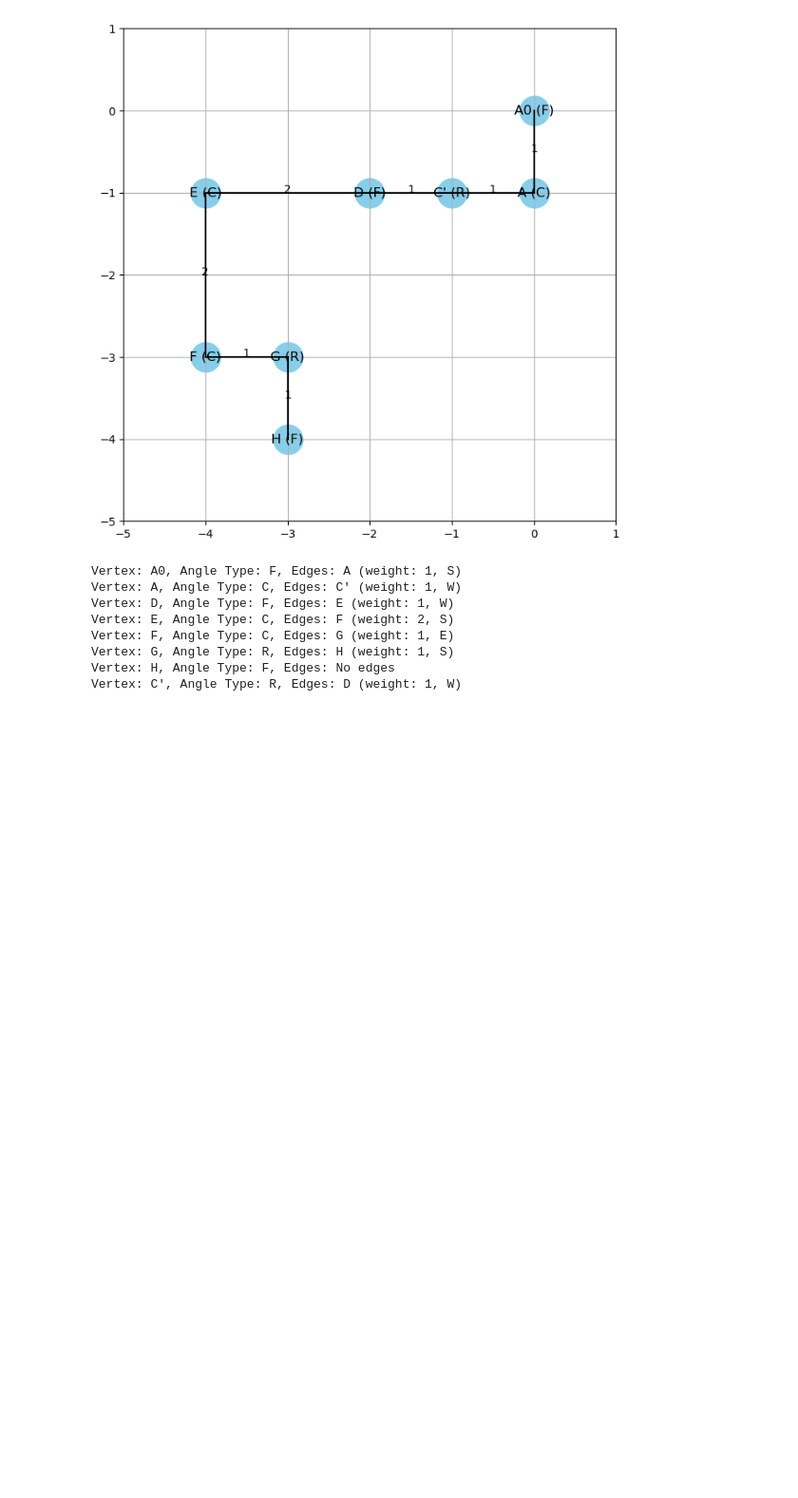
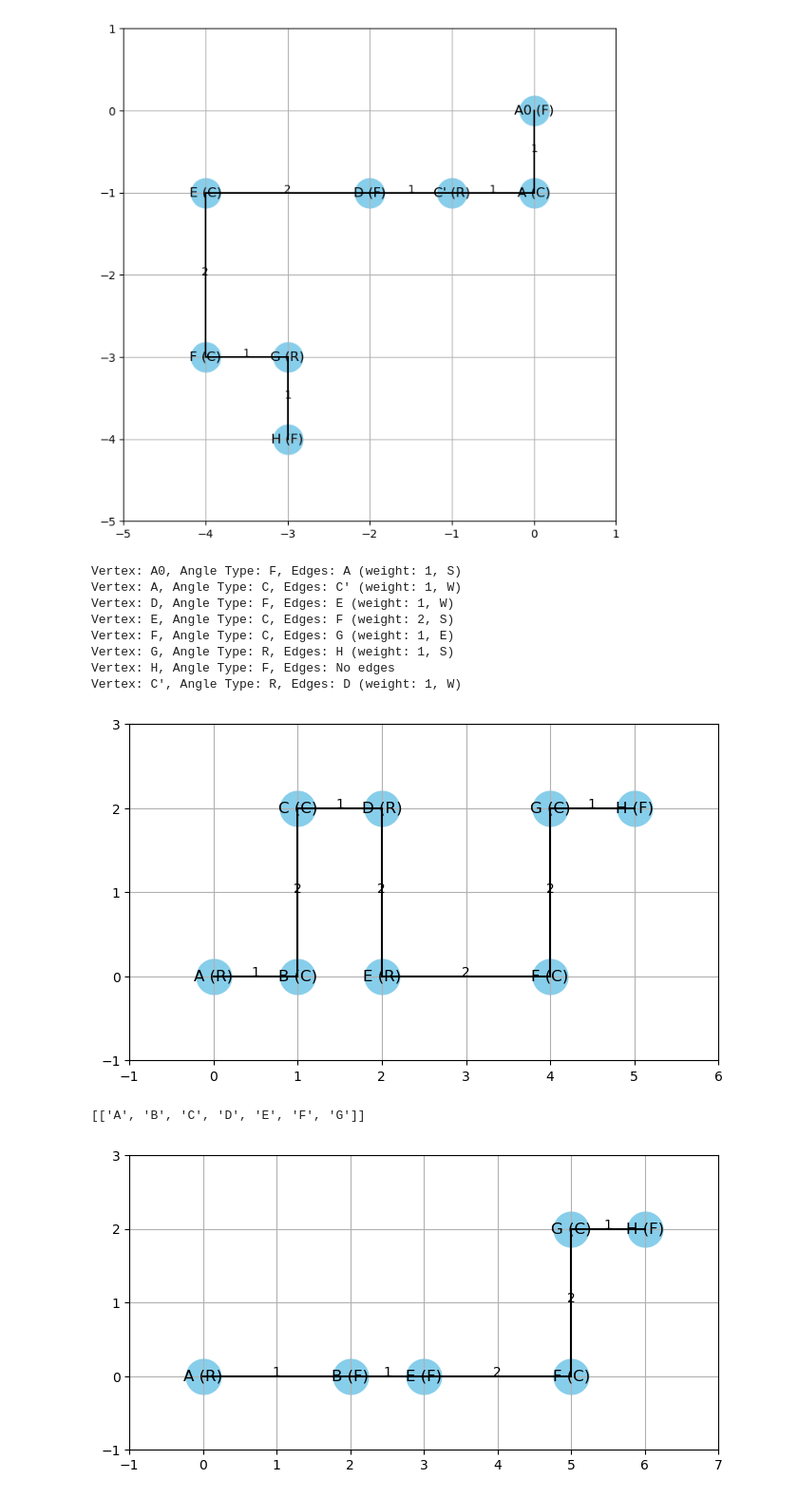
Before and after one commit to KislayTandon22/Graph-Orthogonal-Visualization, a Jupyter notebook: Graph Visualizer/drawing.ipynb, the cells around one changed output. Shown: that part at 95% size. Saved outputs shown, nothing was run; the diff lists cells and outputs as text; code cells hidden in the pictures; blank space fills up the shorter version.

Commit message:
All reduction implemented

```diff
--- a/Graph Visualizer/drawing.ipynb
+++ b/Graph Visualizer/drawing.ipynb
@@ -1300,3 +1300,78 @@ Vertex: F, Angle Type: C, Edges: G (weight: 1, E)
 Vertex: G, Angle Type: R, Edges: H (weight: 1, S)
 Vertex: H, Angle Type: F, Edges: No edges
 Vertex: C', Angle Type: R, Edges: D (weight: 1, W)
+# %%
+def find_paths_with_crrc(graph):
+    def dfs(current_vertex, path):
+        if len(path) == 7:
+            if (len(path) == 7 and
+                graph.vertices[path[2]].angle_type == 'C' and
+                graph.vertices[path[3]].angle_type == 'R' and
+                graph.vertices[path[4]].angle_type == 'R' and
+                graph.vertices[path[5]].angle_type == 'C'):
+                paths.append(path[:])
+            return
+
+        if current_vertex in graph.vertices:
+            for neighbor in graph.vertices[current_vertex].edges:
+                path.append(neighbor)
+                dfs(neighbor, path)
+                path.pop()
+
+    paths = []
+    for vertex in graph.vertices:
+        dfs(vertex, [vertex])
+    return paths
+
+def reduction_9(graph):
+    paths = find_paths_with_crrc(graph)
+    print(paths)
+    for path in paths:
+
+        if (all(graph.vertices[path[i]].edges.get(path[i + 1]) is not None for i in range(len(path) - 1)) and
+            graph.vertices[path[2]].angle_type == 'C' and
+            graph.vertices[path[3]].angle_type == 'R' and
+            graph.vertices[path[4]].angle_type == 'R' and
+            graph.vertices[path[5]].angle_type == 'C'):
+
+            direction_u2_u3 = graph.get_edge(path[2], path[3]).direction
+            weight_u1_u2 = graph.get_edge(path[1], path[2]).weight
+            weight_u2_u3 = graph.get_edge(path[2], path[3]).weight
+
+            graph.remove_vertex(path[2])
+            graph.remove_vertex(path[3])
+
+
+            graph.add_edge(path[1], path[4], weight_u2_u3, direction_u2_u3)
+            graph.get_edge(path[0], path[1]).weight = max(graph.get_edge(path[0], path[1]).weight, weight_u1_u2)
+            graph.update_vertex_angle_type(path[1], 'F')
+            graph.update_vertex_angle_type(path[4], 'F')
+
+wg = WeightedGraph()
+
+wg.add_vertex('A', 'R')
+wg.add_vertex('B', 'C')
+wg.add_vertex('C', 'C')
+wg.add_vertex('D', 'R')
+wg.add_vertex('E', 'R')
+wg.add_vertex('F', 'C')
+wg.add_vertex('G', 'C')
+wg.add_vertex('H', 'F')
+
+wg.add_edge('A', 'B', 1, 'E')
+wg.add_edge('B', 'C', 2, 'N')
+wg.add_edge('C', 'D', 1, 'E')
+wg.add_edge('D', 'E', 2, 'S')
+wg.add_edge('E', 'F', 2, 'E')
+wg.add_edge('F', 'G', 2, 'N')
+wg.add_edge('G', 'H', 1, 'E')
+
+wg.draw_graph()
+reduction_9(wg)
+wg.draw_graph()
+
+wg.print_graph()
+# %% [output]
+[figure, added]
+[['A', 'B', 'C', 'D', 'E', 'F', 'G']]
+[figure, added]
```
Also changed, not shown: parts of 1 cell of this notebook.
